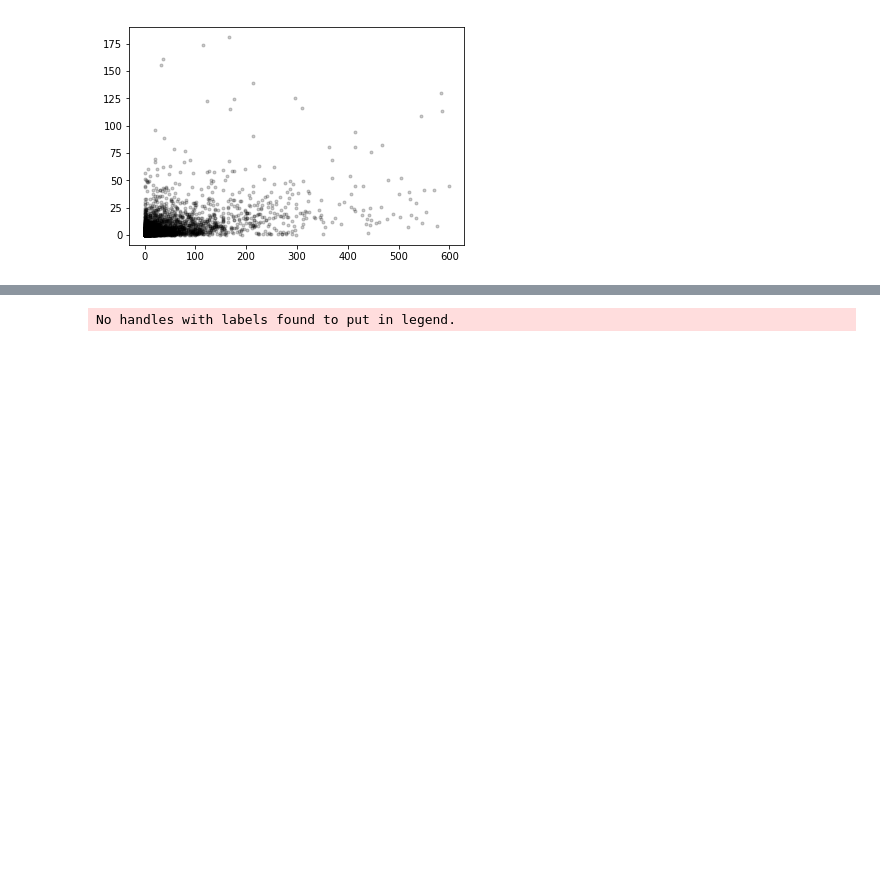
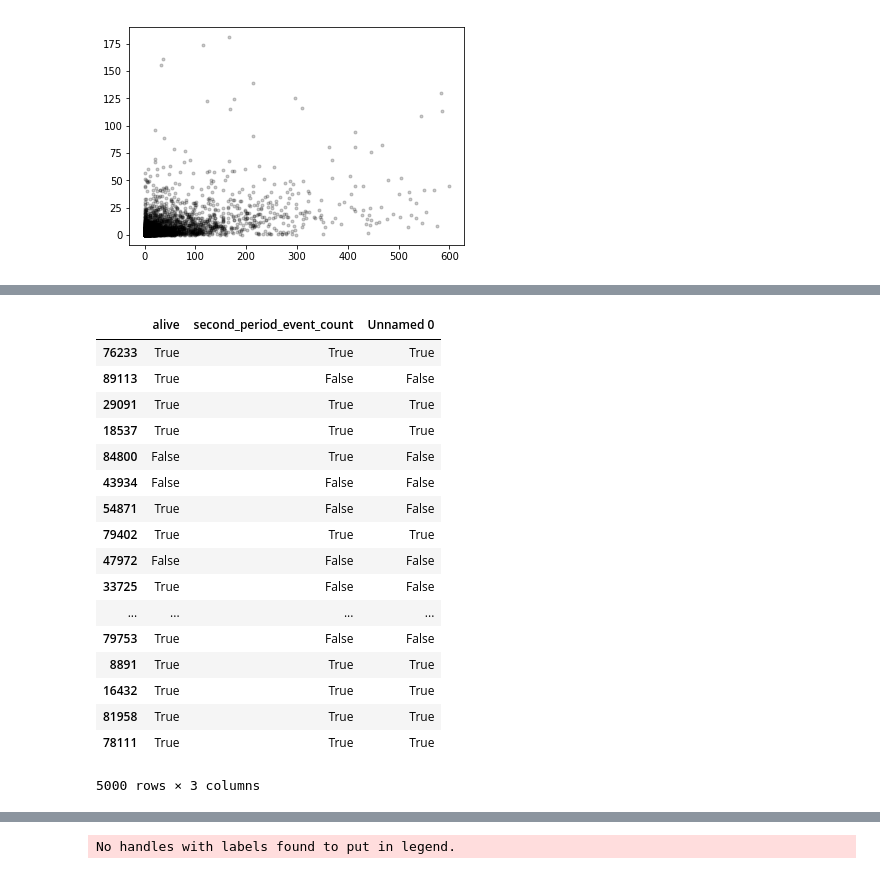
Before and after one commit to bps10/github-churn, a Jupyter notebook: Model_CVL.ipynb, the cells around one changed output, grey strips where cells are left out. Drawn from its saved outputs; the diff is of its cells as text; code cells hidden in the pictures; blank space fills up the shorter version.

```diff
--- a/Model_CVL.ipynb
+++ b/Model_CVL.ipynb
@@ -146,3 +191,25 @@ np.sqrt(np.mean((lft_df.predicted_purchases - lft_df.second_period_event_count)
+# %%
+pd.DataFrame([lft_df.alive == True, lft_df.second_period_event_count > 0,
+             (lft_df.alive == True) & (lft_df.second_period_event_count > 0)]).transpose()
+# %% [output]
+|  | alive | second_period_event_count | Unnamed 0 |
+| 76233 | True | True | True |
+| 89113 | True | False | False |
+| 29091 | True | True | True |
+| 18537 | True | True | True |
+| 84800 | False | True | False |
+| 43934 | False | False | False |
+| 54871 | True | False | False |
+| 79402 | True | True | True |
+| 47972 | False | False | False |
+| 33725 | True | False | False |
+| ... | ... | ... | ... |
+| 79753 | True | False | False |
+| 8891 | True | True | True |
+| 16432 | True | True | True |
+| 81958 | True | True | True |
+| 78111 | True | True | True |
+5000 rows × 3 columns
 # %%
 from lifetimes.plotting import plot_period_transactions
 plot_period_transactions(bgf)
```
Also changed, not shown: parts of 4 cells of this notebook, 5 other files.
